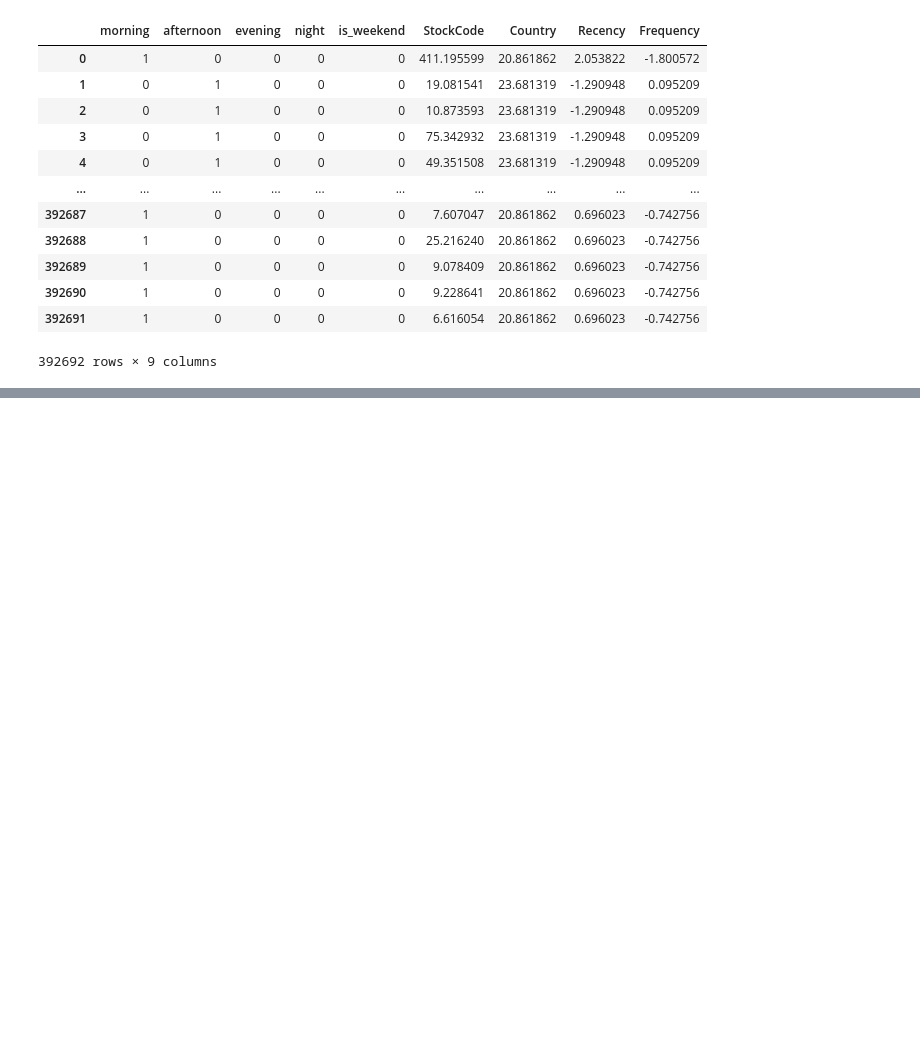
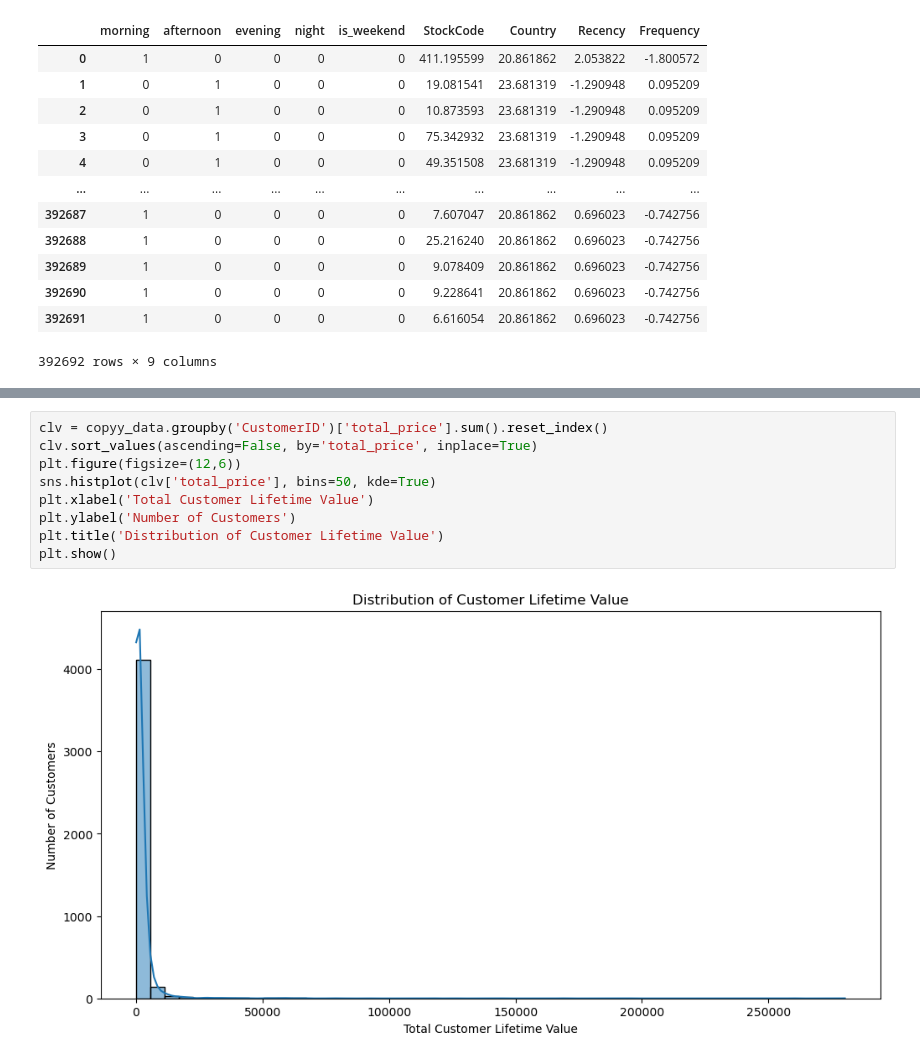
Before and after one commit to ZeyadArafat/Customer-Value-Prediction-Segmentation, a Jupyter notebook: Route_Project.ipynb, the cells around one changed output, grey strips where cells are left out. Saved outputs shown, nothing was run; the diff lists cells and outputs as text; blank space fills up the shorter version.

```diff
--- a/Route_Project.ipynb
+++ b/Route_Project.ipynb
@@ -694,0 +720,11 @@ X2
+# %%
+clv = copyy_data.groupby('CustomerID')['total_price'].sum().reset_index()
+clv.sort_values(ascending=False, by='total_price', inplace=True)
+plt.figure(figsize=(12,6))
+sns.histplot(clv['total_price'], bins=50, kde=True)
+plt.xlabel('Total Customer Lifetime Value')
+plt.ylabel('Number of Customers')
+plt.title('Distribution of Customer Lifetime Value')
+plt.show()
+# %% [output]
+[figure, added]
```
Also changed, not shown: parts of 18 cells of this notebook.
